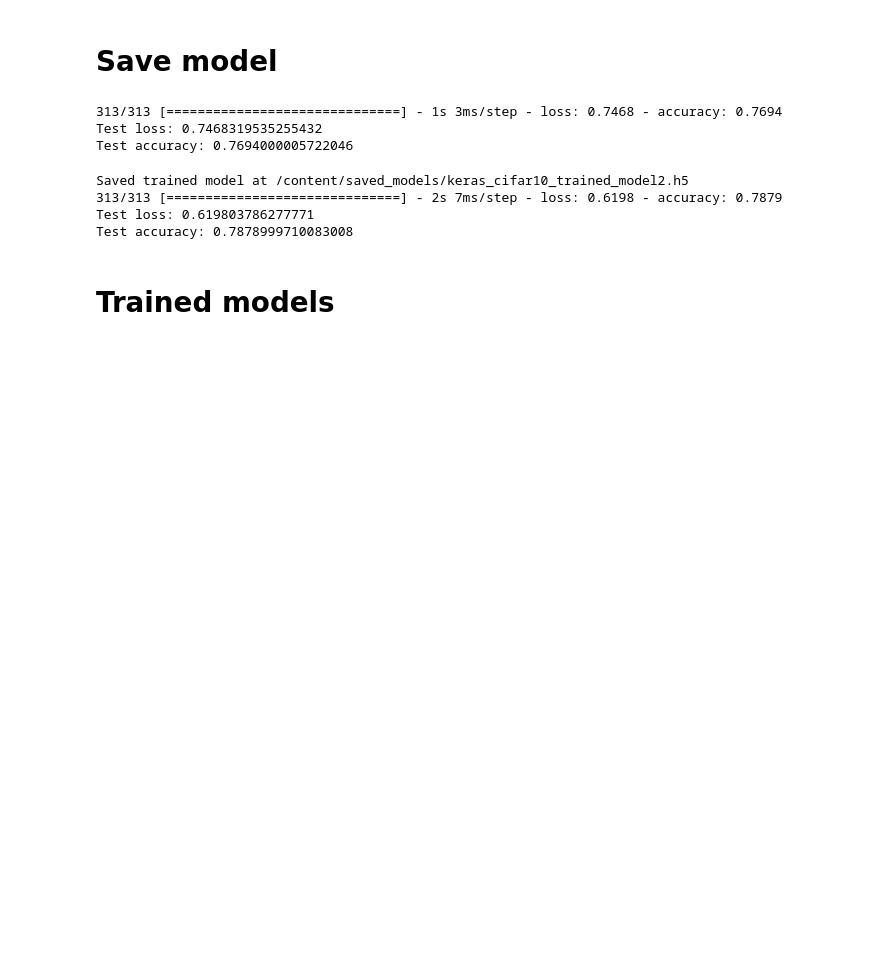
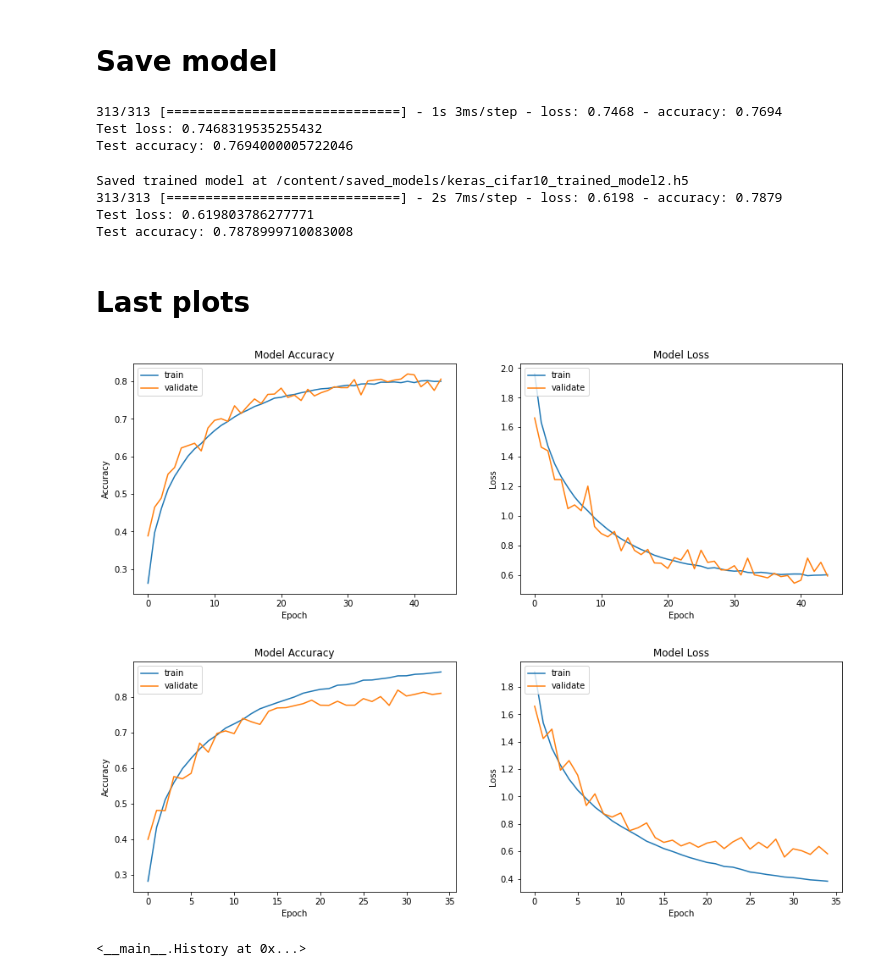
Before and after one commit to MakowToms/DeepLearning, a Jupyter notebook: cnn/from_kaggle_in_keras.ipynb, the cells around one changed output. Cells and saved outputs as stored; diff of their text form; code cells hidden in the pictures; blank space fills up the shorter version.

Commit message:
Created using Colaboratory - last plots

```diff
--- a/cnn/from_kaggle_in_keras.ipynb
+++ b/cnn/from_kaggle_in_keras.ipynb
@@ -1766,5 +1766,25 @@ submissions=pd.DataFrame({"id": list(range(1, len(y_pred)+1)),
                           "label": y_pred})
 
 submissions.to_csv("submission.csv", index=False)
-# %% [markdown]
-# Trained models
+# %% [markdown]
+# Last plots
+# %%
+class History:
+
+  def __init__(self, directory, filename):
+    history = {}
+    with open(directory + filename, 'rb') as f:
+      h = pickle.load(f)
+      history['accuracy'] = h[0][0]
+      history['val_accuracy'] = h[0][1]
+      history['loss'] = h[0][2]
+      history['val_loss'] = h[0][3]
+    self.history = history
+    plotmodelhistory(self)
+
+History('drive/MyDrive/Colab Notebooks/aug/', 'Bigger_CNN_3ConvBlocks_smaller_padding-RMSProp-0.1-True-10-5')
+History('drive/MyDrive/Colab Notebooks/pickles/', 'Bigger_CNN_3ConvBlocks_smaller_padding-RMSProp')
+# %% [output]
+[figure, added]
+[figure, added]
+<__main__.History at 0x...>
```
Also changed, not shown: parts of 3 cells of this notebook.
